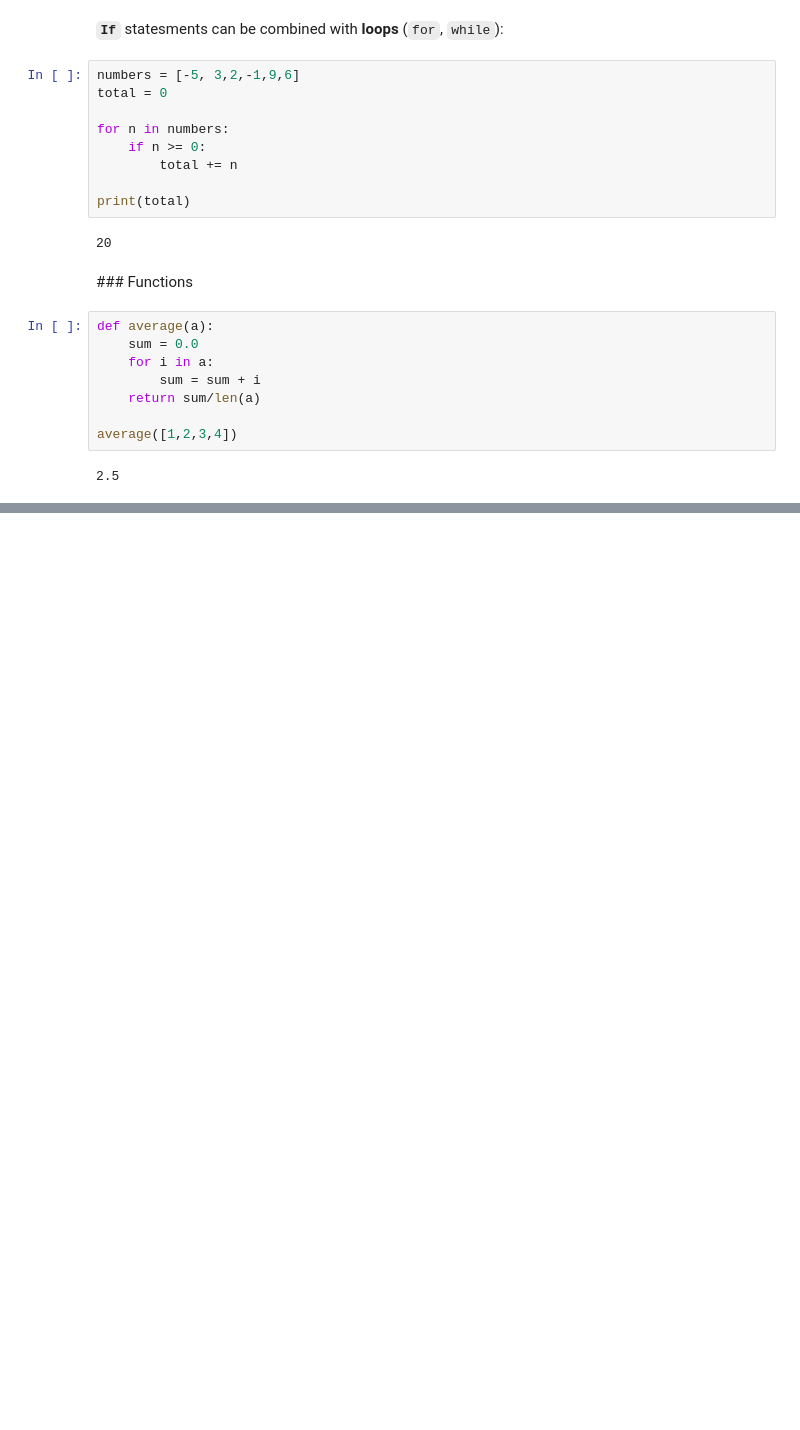
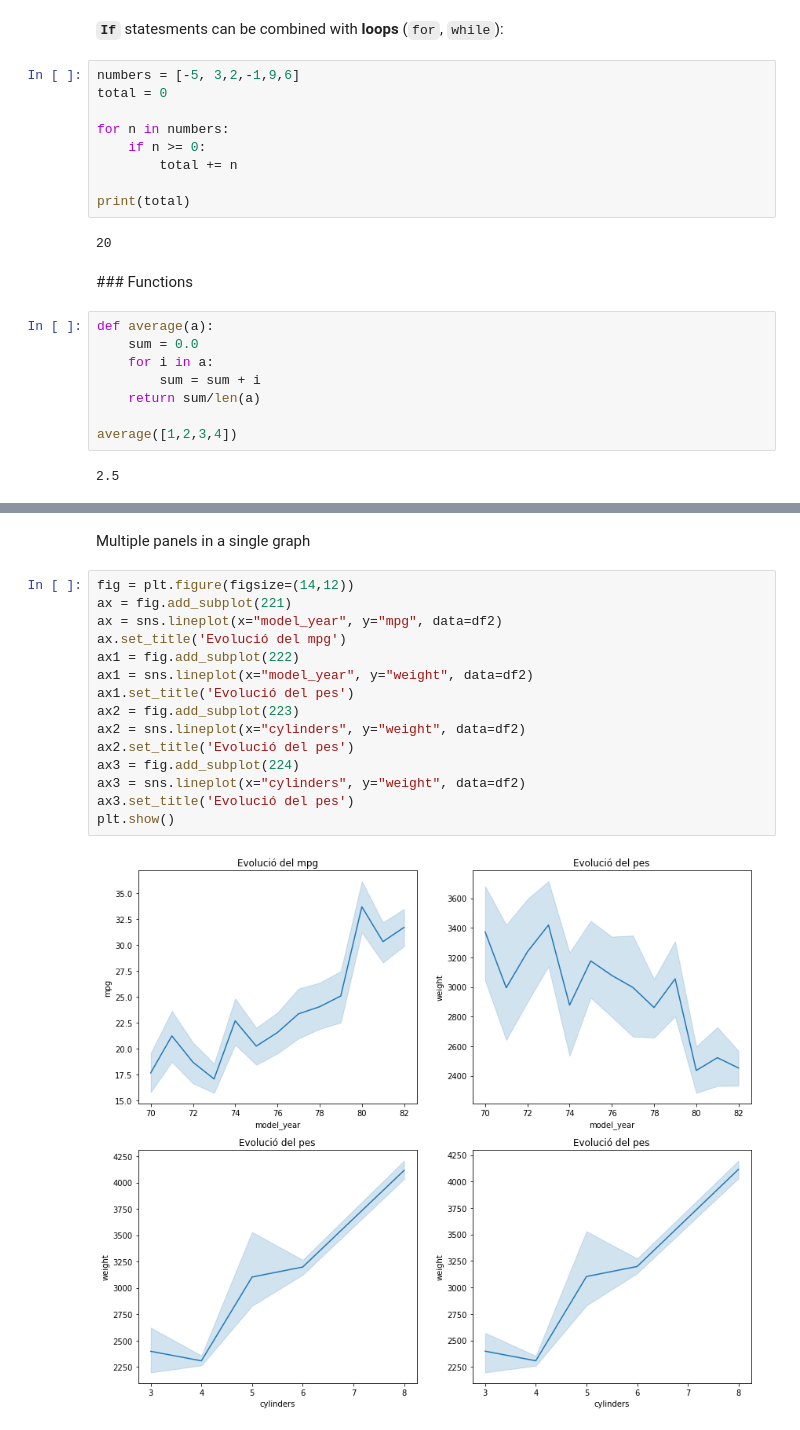
Before and after one commit to raulbenitez/introAI_ICE, a Jupyter notebook: Tema1_Exploració_dades.ipynb, the cells around one changed output, grey strips where cells are left out. Cells and saved outputs as stored; diff of their text form; blank space fills up the shorter version.

```diff
--- a/Tema1_Exploració_dades.ipynb
+++ b/Tema1_Exploració_dades.ipynb
@@ -243,0 +582,19 @@ average([1,2,3,4])
+# %% [markdown]
+Multiple panels in a single graph
+# %%
+fig = plt.figure(figsize=(14,12))
+ax = fig.add_subplot(221)
+ax = sns.lineplot(x="model_year", y="mpg", data=df2)
+ax.set_title('Evolució del mpg')
+ax1 = fig.add_subplot(222)
+ax1 = sns.lineplot(x="model_year", y="weight", data=df2)
+ax1.set_title('Evolució del pes')
+ax2 = fig.add_subplot(223)
+ax2 = sns.lineplot(x="cylinders", y="weight", data=df2)
+ax2.set_title('Evolució del pes')
+ax3 = fig.add_subplot(224)
+ax3 = sns.lineplot(x="cylinders", y="weight", data=df2)
+ax3.set_title('Evolució del pes')
+plt.show()
+# %% [output]
+[figure, added]
```
Also changed, not shown: parts of 92 cells of this notebook.
